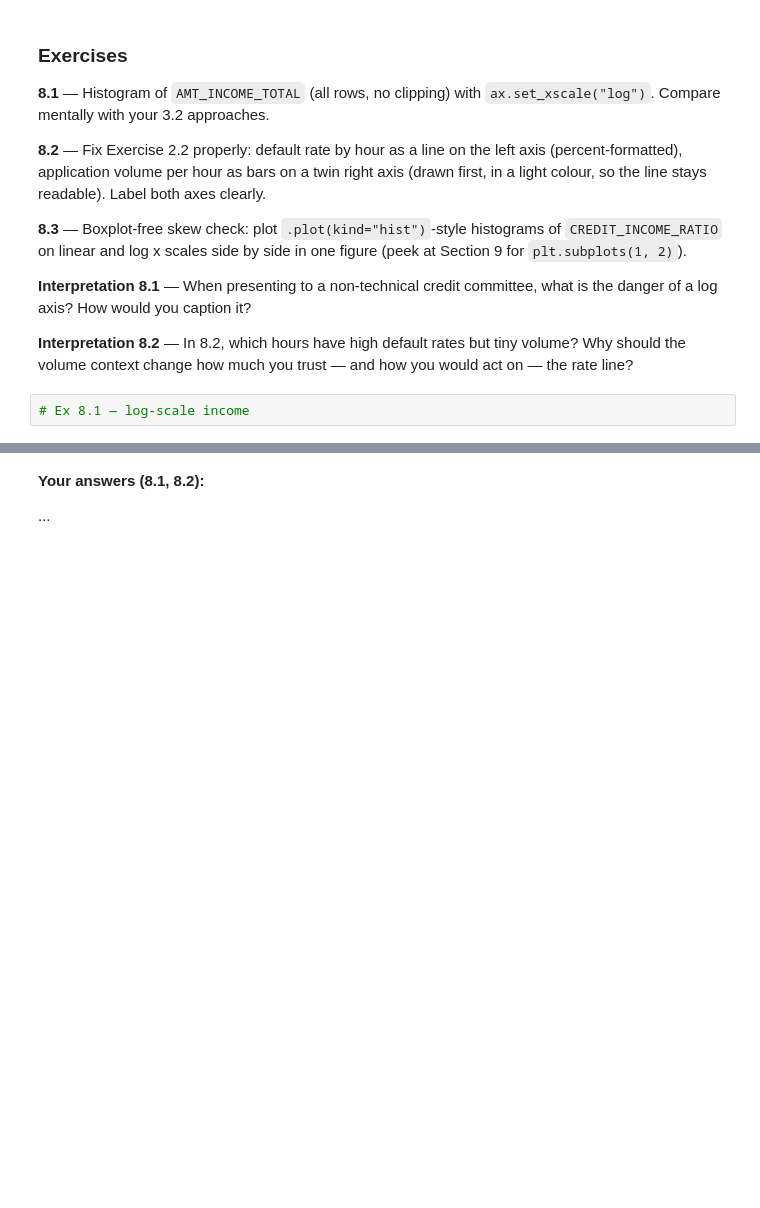
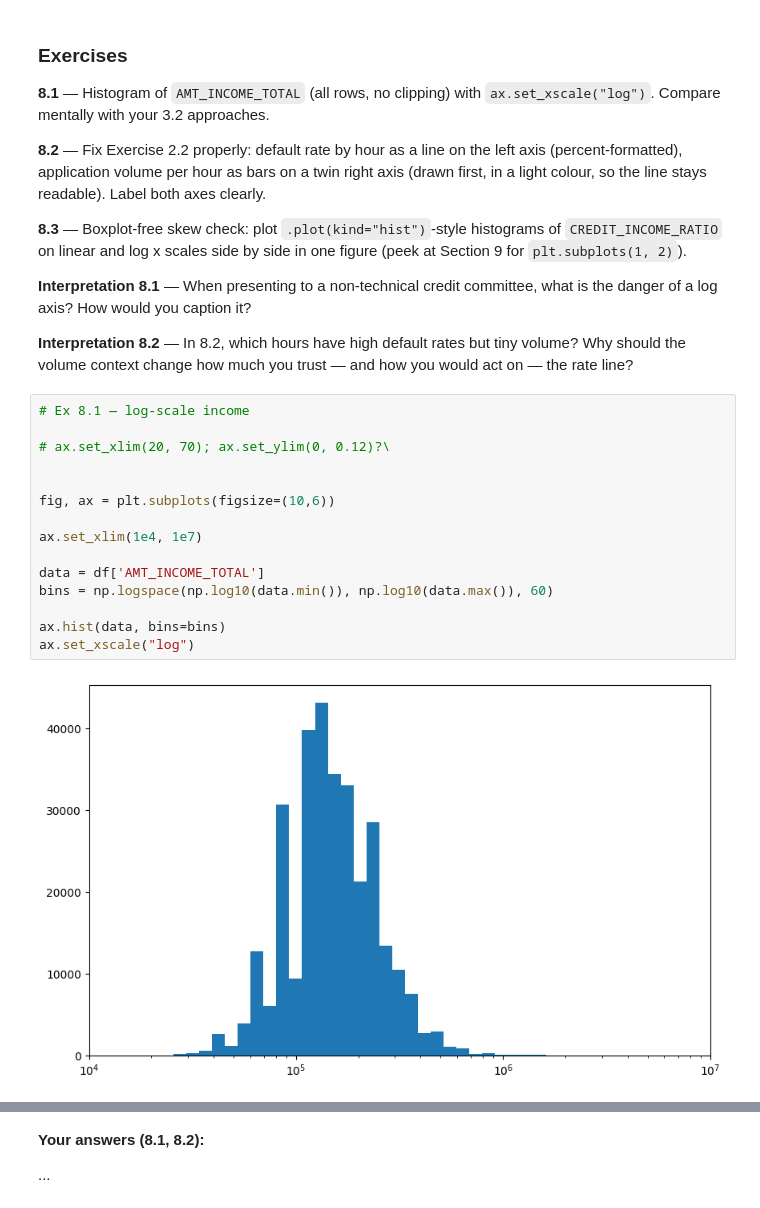
Before and after one commit to smallchuch/CreditRiskLearning, a Jupyter notebook: Learning Journey/1.5 Matplotlib + Seaborn/matplotlib_seaborn_practice_home_credit.ipynb, the cells around one changed output, grey strips where cells are left out. Drawn from its saved outputs; the diff is of its cells as text; blank space fills up the shorter version.

```diff
--- a/Learning Journey/1.5 Matplotlib + Seaborn/matplotlib_seaborn_practice_home_credit.ipynb
+++ b/Learning Journey/1.5 Matplotlib + Seaborn/matplotlib_seaborn_practice_home_credit.ipynb
@@ -1280,5 +1301,20 @@ ax2.set_ylabel("second unit")
 **Interpretation 8.2** — In 8.2, which hours have high default rates but tiny volume? Why should the volume context change how much you trust — and how you would act on — the rate line?
 # %%
 # Ex 8.1 — log-scale income
+
+# ax.set_xlim(20, 70); ax.set_ylim(0, 0.12)?\
+
+
+fig, ax = plt.subplots(figsize=(10,6))
+
+ax.set_xlim(1e4, 1e7)
+
+data = df['AMT_INCOME_TOTAL']
+bins = np.logspace(np.log10(data.min()), np.log10(data.max()), 60)
+
+ax.hist(data, bins=bins)
+ax.set_xscale("log")
+# %% [output]
+[figure, added]
 # %%
 # Ex 8.2 — rate line + volume bars on twin axes
```
Also changed, not shown: parts of 7 cells of this notebook, 13 other files.
